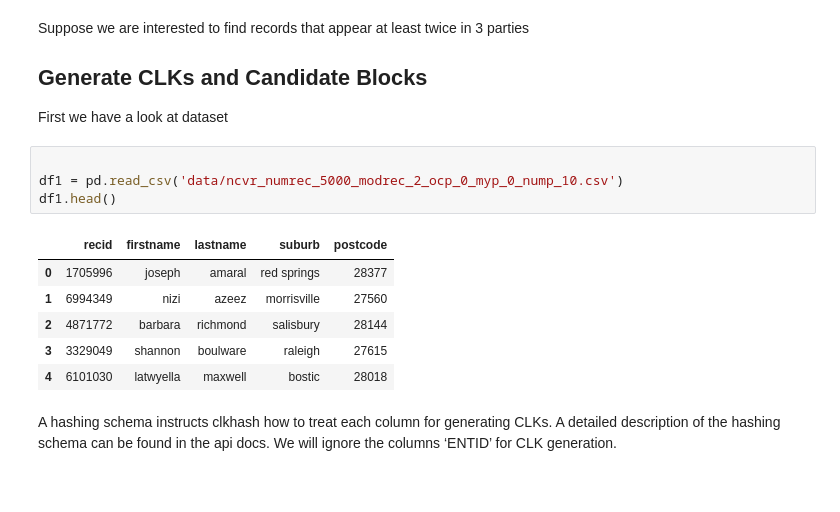
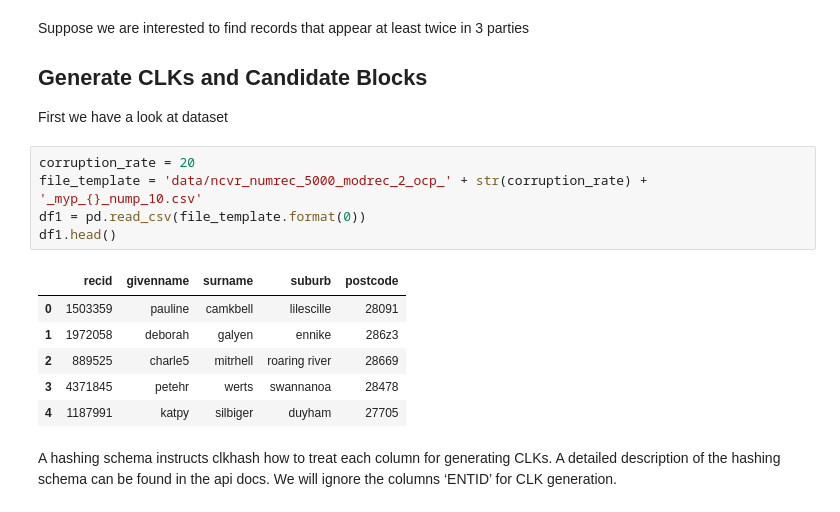
Before and after one commit to data61/anonlink-client, a Jupyter notebook: docs/tutorial/anonlink-novt.ipynb, the cells around one changed output. Saved outputs shown, nothing was run; the diff lists cells and outputs as text.

```diff
--- a/docs/tutorial/anonlink-novt.ipynb
+++ b/docs/tutorial/anonlink-novt.ipynb
@@ -24,17 +24,18 @@ Suppose we are interested to find records that appear at least twice in 3 partie
 ## Generate CLKs and Candidate Blocks
 
 First we have a look at dataset
-# %%
-
-df1 = pd.read_csv('data/ncvr_numrec_5000_modrec_2_ocp_0_myp_0_nump_10.csv')
-df1.head()
-# %% [output]
-|  | recid | firstname | lastname | suburb | postcode |
-| 0 | 1705996 | joseph | amaral | red springs | 28377 |
-| 1 | 6994349 | nizi | azeez | morrisville | 27560 |
-| 2 | 4871772 | barbara | richmond | salisbury | 28144 |
-| 3 | 3329049 | shannon | boulware | raleigh | 27615 |
-| 4 | 6101030 | latwyella | maxwell | bostic | 28018 |
+# %%
+corruption_rate = 20
+file_template = 'data/ncvr_numrec_5000_modrec_2_ocp_' + str(corruption_rate) + '_myp_{}_nump_10.csv'
+df1 = pd.read_csv(file_template.format(0))
+df1.head()
+# %% [output]
+|  | recid | givenname | surname | suburb | postcode |
+| 0 | 1503359 | pauline | camkbell | lilescille | 28091 |
+| 1 | 1972058 | deborah | galyen | ennike | 286z3 |
+| 2 | 889525 | charle5 | mitrhell | roaring river | 28669 |
+| 3 | 4371845 | petehr | werts | swannanoa | 28478 |
+| 4 | 1187991 | katpy | silbiger | duyham | 27705 |
 # %% [markdown]
 A hashing schema instructs clkhash how to treat each column for generating CLKs. A detailed description of the hashing schema can be found in the api docs. We will ignore the columns ‘ENTID’ for CLK generation.
 # %%
```
Also changed, not shown: parts of 18 cells of this notebook, 1 other file.
